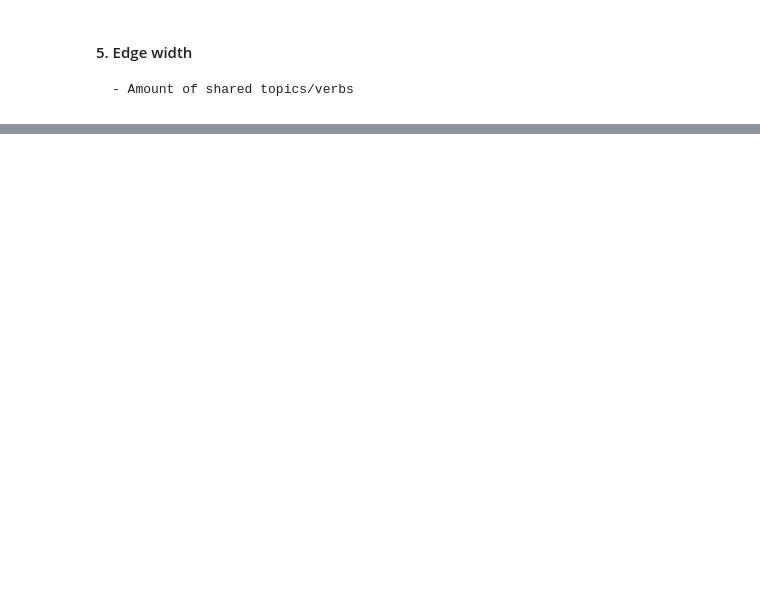
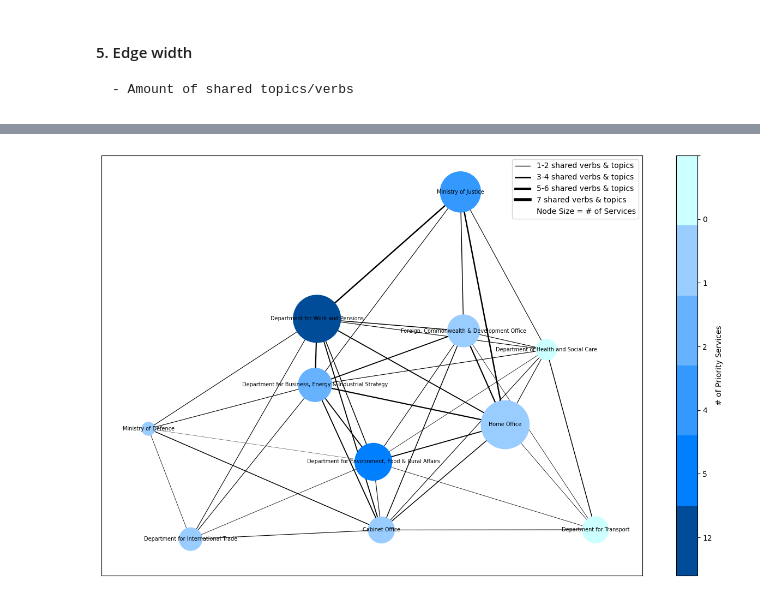
Before and after one commit to ai-for-public-services/structural-insights-into-uk-gov, a Jupyter notebook: notebooks/02-network-visualisation.ipynb, the cells around one changed output, grey strips where cells are left out. Saved outputs shown, nothing was run; the diff lists cells and outputs as text; code cells hidden in the pictures; blank space fills up the shorter version.

```diff
--- a/notebooks/02-network-visualisation.ipynb
+++ b/notebooks/02-network-visualisation.ipynb
@@ -356,0 +556,37 @@ topics_domain_mapping = {
+# %%
+# spent a bit more time trying to make this look nicer, made the edge weights # of shared verbs/topics
+rcParams['figure.figsize'] = 16, 10
+pos = nx.spring_layout(g, scale=30, k=3/np.sqrt(g.order()))
+nx.draw_networkx(g,
+                 with_labels=True,
+                 font_size=7,
+                 node_color=colors_rgb,
+                 node_size=[x*150 for x in viz_df["number_services"].tolist()],
+                 width=[(x+y+.25)/4 for x,y in zip(edge_weights_verbs,edge_weights_topics)] )
+
+plt.legend(handles= [
+    Line2D([0], [0], linewidth=1, color='black', label='1-2 shared verbs & topics'),
+    Line2D([0], [0], linewidth=2, color='black', label='3-4 shared verbs & topics'),
+    Line2D([0], [0], linewidth=3, color='black', label='5-6 shared verbs & topics'),
+    Line2D([0], [0], linewidth=4, color='black', label='7 shared verbs & topics'),
+    Line2D([0], [0], linewidth=0, color='black', label='Node Size = # of Services'),
+], loc='upper right')
+
+cmap= matplotlib.colors.ListedColormap(["#004C99", # pick specific colors for the org types
+"#0080FF",
+"#3399FF",
+"#66B2FF",
+"#99CCFF",
+"#CCFFFF"])
+
+norm= matplotlib.colors.Normalize(vmin=-0,vmax=-12)
+sm = plt.cm.ScalarMappable(cmap=cmap, norm=norm)
+sm.set_array([])
+cb = plt.colorbar(sm)
+#cb.set_ticks([12,5,4,2,1,0])
+cb.set_ticklabels(["","12","5","4","2","1","0"])
+cb.set_label("# of Priority Services")
+#plt.yticks(ticks=[0,1,2,4,5,12], labels=["0","1","2","4","5","12"])
+plt.savefig('network_updated2.pdf', dpi=500)
+# %% [output]
+[figure, added]
```
Also changed, not shown: parts of 14 cells of this notebook, 2 other files.
